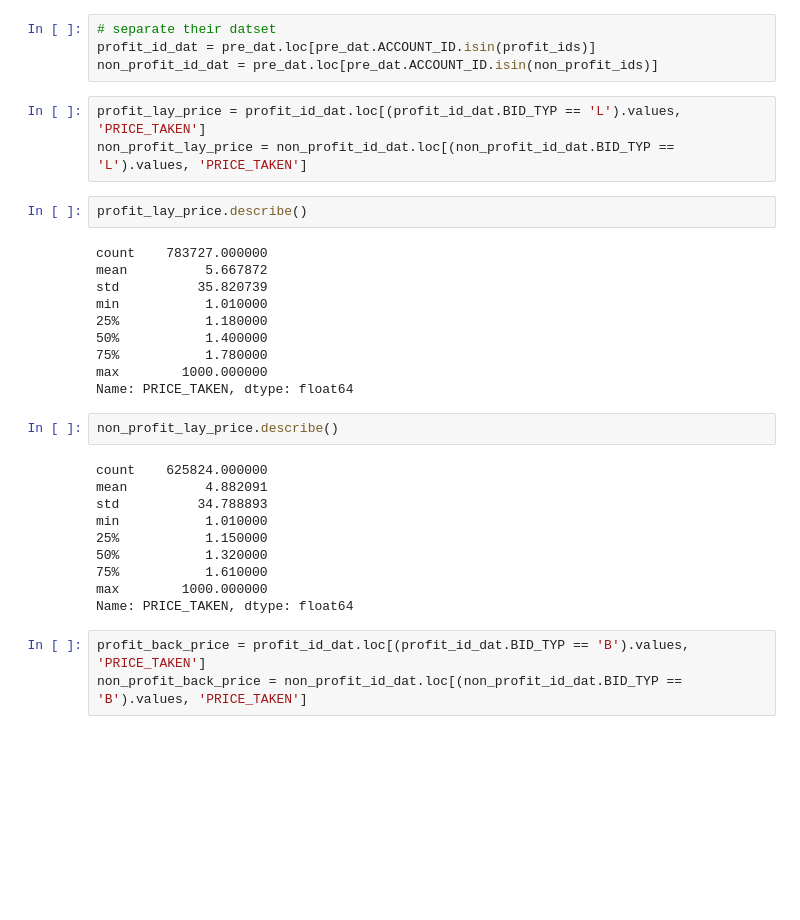
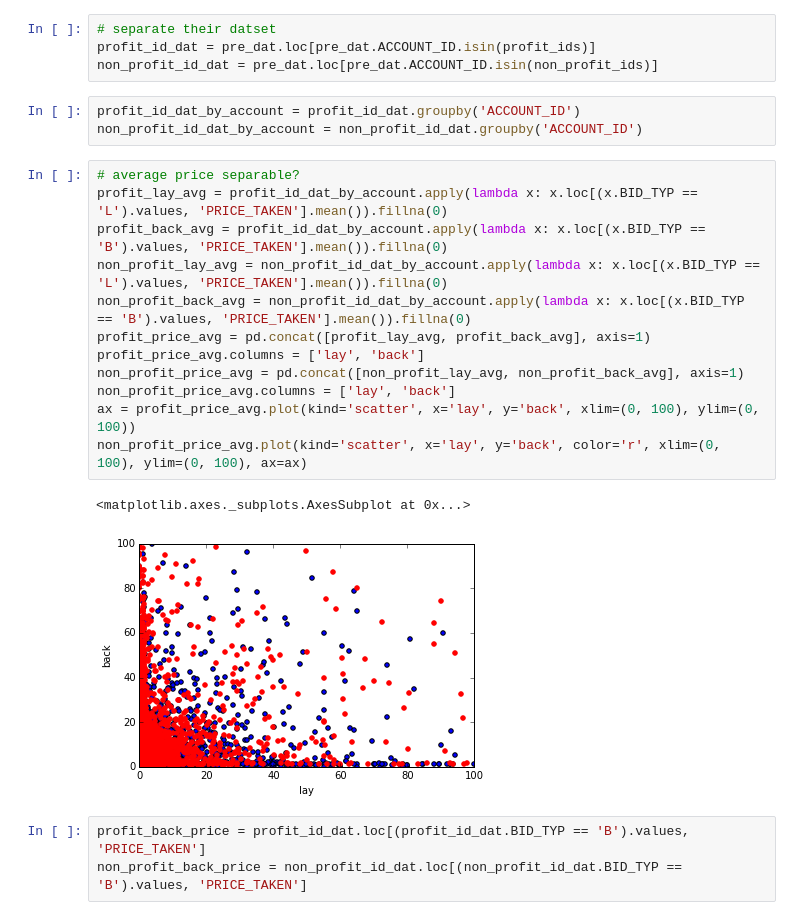
Before and after one commit to emmygold1/kaggle_proj, a Jupyter notebook: datathon2015/looking_for_good_feature.ipynb, the cells around one changed output. Drawn from its saved outputs; the diff is of its cells as text; blank space fills up the shorter version.

Commit message:
datathon2015: updates on the day past history counted on games

```diff
--- a/datathon2015/looking_for_good_feature.ipynb
+++ b/datathon2015/looking_for_good_feature.ipynb
@@ -53,33 +54,24 @@ non_profit_ids = is_profit.loc[~is_profit.values].index.tolist()
 # separate their datset
 profit_id_dat = pre_dat.loc[pre_dat.ACCOUNT_ID.isin(profit_ids)]
 non_profit_id_dat = pre_dat.loc[pre_dat.ACCOUNT_ID.isin(non_profit_ids)]
-# %%
-profit_lay_price = profit_id_dat.loc[(profit_id_dat.BID_TYP == 'L').values, 'PRICE_TAKEN']
-non_profit_lay_price = non_profit_id_dat.loc[(non_profit_id_dat.BID_TYP == 'L').values, 'PRICE_TAKEN']
-# %%
-profit_lay_price.describe()
-# %% [output]
-count    783727.000000
-mean          5.667872
-std          35.820739
-min           1.010000
-25%           1.180000
-50%           1.400000
-75%           1.780000
-max        1000.000000
-Name: PRICE_TAKEN, dtype: float64
-# %%
-non_profit_lay_price.describe()
-# %% [output]
-count    625824.000000
-mean          4.882091
-std          34.788893
-min           1.010000
-25%           1.150000
-50%           1.320000
-75%           1.610000
-max        1000.000000
-Name: PRICE_TAKEN, dtype: float64
+# %%
+profit_id_dat_by_account = profit_id_dat.groupby('ACCOUNT_ID')
+non_profit_id_dat_by_account = non_profit_id_dat.groupby('ACCOUNT_ID')
+# %%
+# average price separable?
+profit_lay_avg = profit_id_dat_by_account.apply(lambda x: x.loc[(x.BID_TYP == 'L').values, 'PRICE_TAKEN'].mean()).fillna(0)
+profit_back_avg = profit_id_dat_by_account.apply(lambda x: x.loc[(x.BID_TYP == 'B').values, 'PRICE_TAKEN'].mean()).fillna(0)
+non_profit_lay_avg = non_profit_id_dat_by_account.apply(lambda x: x.loc[(x.BID_TYP == 'L').values, 'PRICE_TAKEN'].mean()).fillna(0)
+non_profit_back_avg = non_profit_id_dat_by_account.apply(lambda x: x.loc[(x.BID_TYP == 'B').values, 'PRICE_TAKEN'].mean()).fillna(0)
+profit_price_avg = pd.concat([profit_lay_avg, profit_back_avg], axis=1)
+profit_price_avg.columns = ['lay', 'back']
+non_profit_price_avg = pd.concat([non_profit_lay_avg, non_profit_back_avg], axis=1)
+non_profit_price_avg.columns = ['lay', 'back']
+ax = profit_price_avg.plot(kind='scatter', x='lay', y='back', xlim=(0, 100), ylim=(0, 100))
+non_profit_price_avg.plot(kind='scatter', x='lay', y='back', color='r', xlim=(0, 100), ylim=(0, 100), ax=ax)
+# %% [output]
+<matplotlib.axes._subplots.AxesSubplot at 0x...>
+[figure, added]
 # %%
 profit_back_price = profit_id_dat.loc[(profit_id_dat.BID_TYP == 'B').values, 'PRICE_TAKEN']
 non_profit_back_price = non_profit_id_dat.loc[(non_profit_id_dat.BID_TYP == 'B').values, 'PRICE_TAKEN']
```
Also changed, not shown: parts of 38 cells of this notebook, 1 other file.
